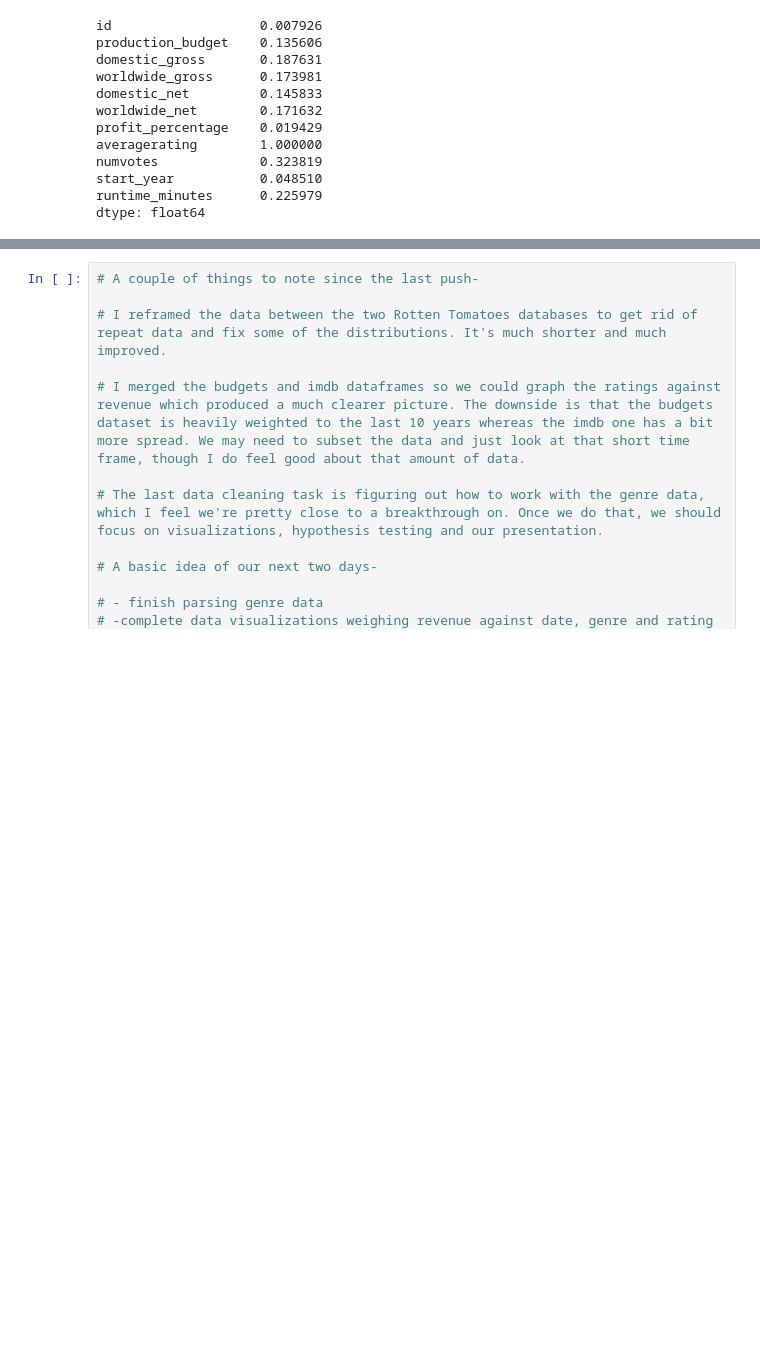
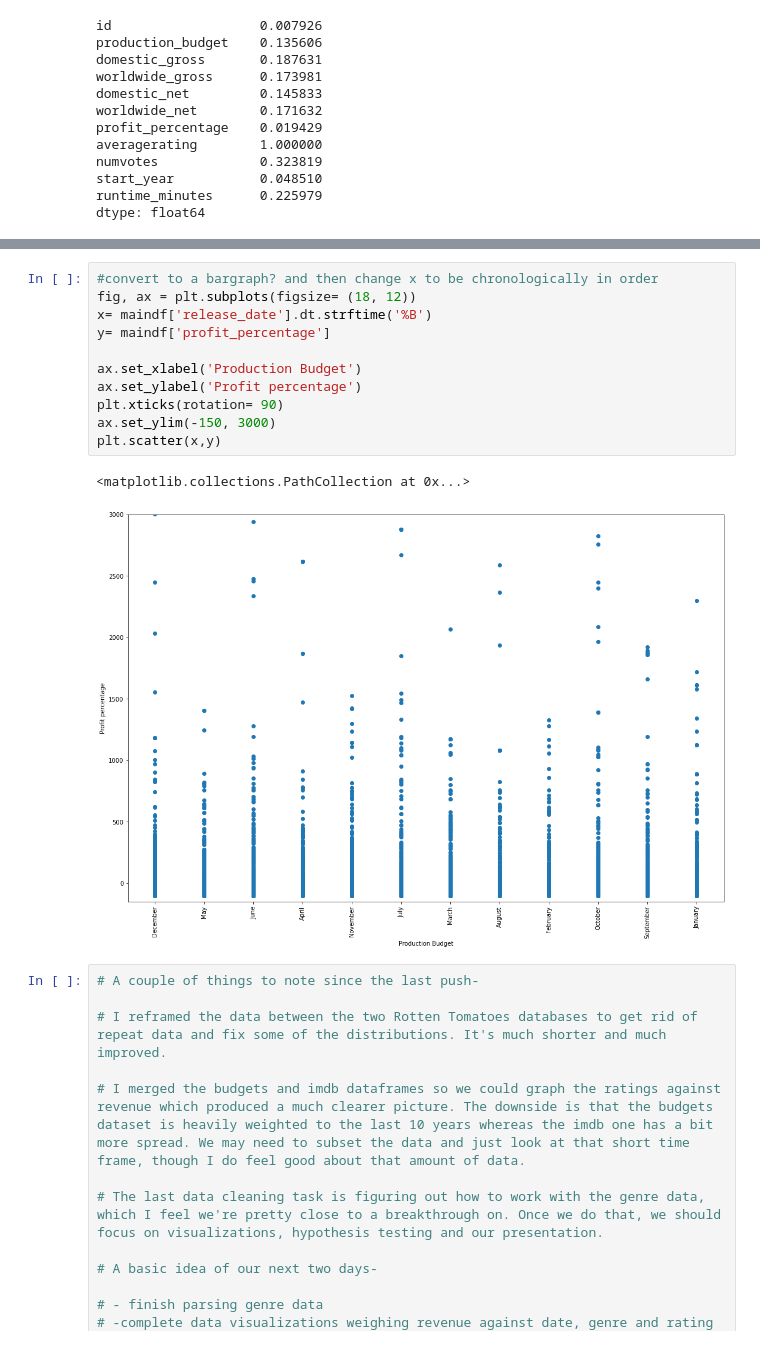
Before and after one commit to bagnine/moviedata, a Jupyter notebook: moviedata.ipynb, the cells around one changed output, grey strips where cells are left out. Cells and saved outputs as stored; diff of their text form; blank space fills up the shorter version.

```diff
--- a/moviedata.ipynb
+++ b/moviedata.ipynb
@@ -272,3 +315,17 @@ dtype: float64
+# %%
+#convert to a bargraph? and then change x to be chronologically in order
+fig, ax = plt.subplots(figsize= (18, 12))
+x= maindf['release_date'].dt.strftime('%B')
+y= maindf['profit_percentage']
+
+ax.set_xlabel('Production Budget')
+ax.set_ylabel('Profit percentage')
+plt.xticks(rotation= 90)
+ax.set_ylim(-150, 3000)
+plt.scatter(x,y)
+# %% [output]
+<matplotlib.collections.PathCollection at 0x...>
+[figure, added]
 # %%
 # A couple of things to note since the last push-
 
```
Also changed, not shown: parts of 9 cells of this notebook.
